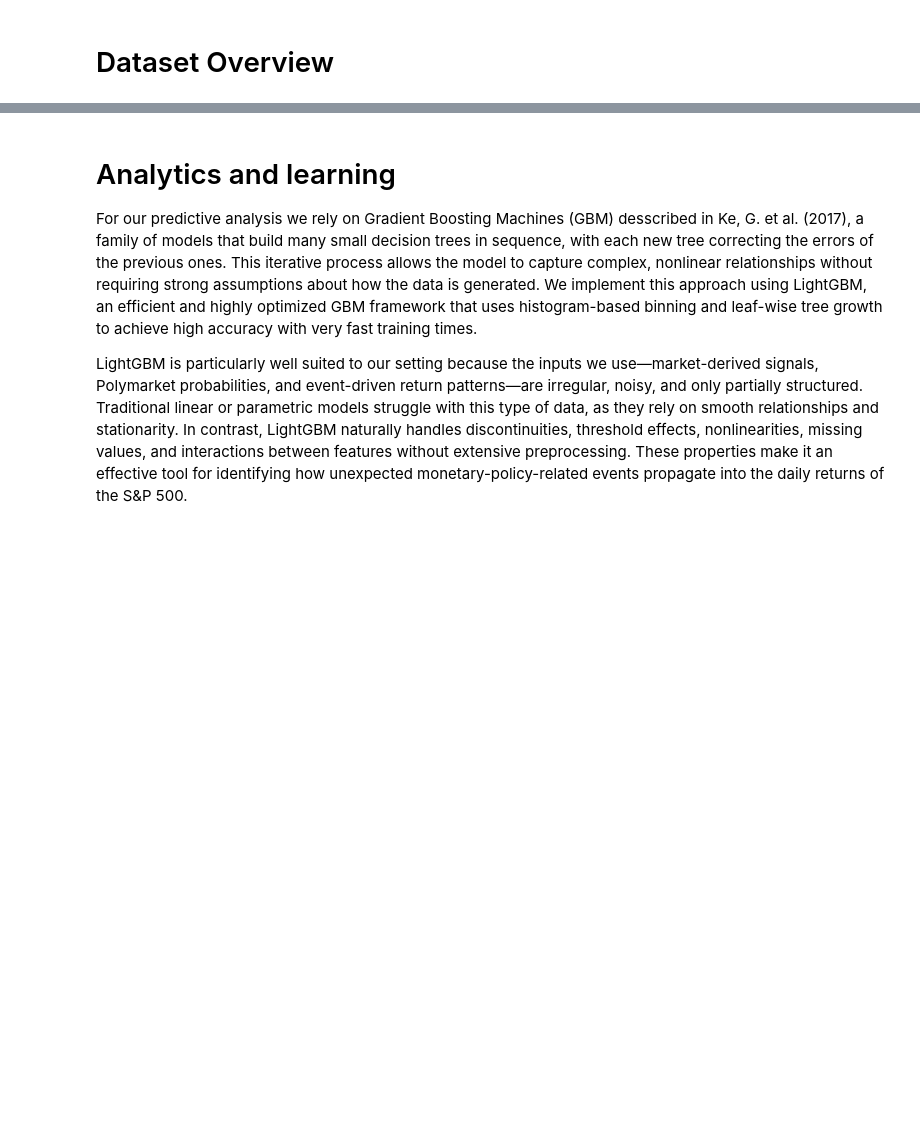
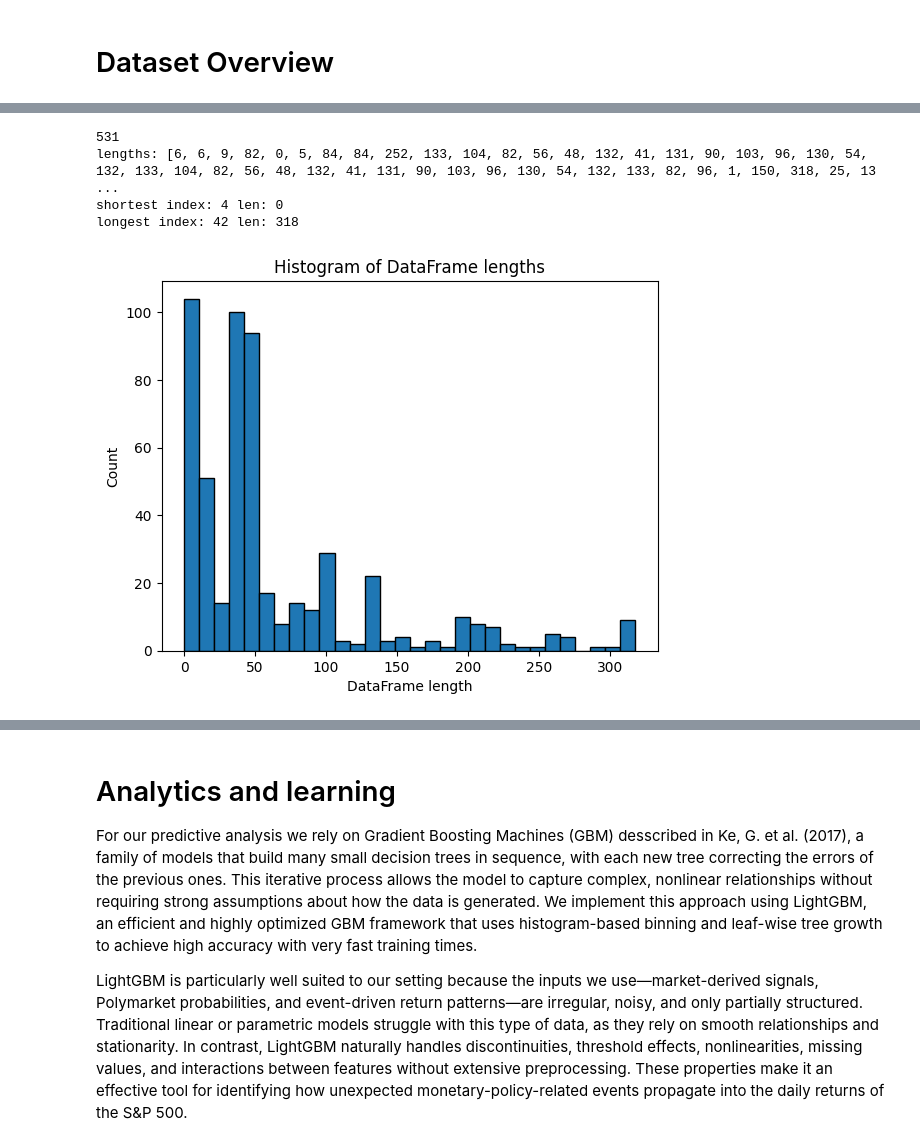
Before and after one commit to MichaelCarloH/ML-PortfolioManagement, a Jupyter notebook: submission_code/report.ipynb, the cells around one changed output, grey strips where cells are left out. Saved outputs shown, nothing was run; the diff lists cells and outputs as text; code cells hidden in the pictures; blank space fills up the shorter version.

```diff
--- a/submission_code/report.ipynb
+++ b/submission_code/report.ipynb
@@ -98,0 +304,15 @@ After polishing the dataset, by adding an indicator which acts as a proxy of vol
+# %%
+DATA_DIR = Path("data")
+dfs = []
+
+load_from_api = False
+
+if not load_from_api:
+    for csv_path in DATA_DIR.glob("*.csv"):
+        try:
+            df = pd.read_csv(csv_path, parse_dates=["timestamp"])
+            dfs.append(df)
+        except Exception as e:
+            print(f"Failed to load {csv_path}: {e}")
+
+    #print(f"Loaded {len(dfs)} dataframes from CSV.")
@@ -98,0 +329,21 @@ After polishing the dataset, by adding an indicator which acts as a proxy of vol
+# %%
+lengths = [len(d) for d in dfs]
+shortest_i = min(range(len(dfs)), key=lambda i: lengths[i])
+longest_i = max(range(len(dfs)), key=lambda i: lengths[i])
+
+print(len(dfs))
+print("lengths:", lengths)
+print("shortest index:", shortest_i, "len:", lengths[shortest_i])
+print("longest index:", longest_i, "len:", lengths[longest_i])
+
+plt.hist(lengths, bins=30, edgecolor='k')
+plt.xlabel('DataFrame length')
+plt.ylabel('Count')
+plt.title('Histogram of DataFrame lengths')
+plt.show()
+# %% [output]
+531
+lengths: [6, 6, 9, 82, 0, 5, 84, 84, 252, 133, 104, 82, 56, 48, 132, 41, 131, 90, 103, 96, 130, 54, 132, 133, 104, 82, 56, 48, 132, 41, 131, 90, 103, 96, 130, 54, 132, 133, 82, 96, 1, 150, 318, 25, 13 ...
+shortest index: 4 len: 0
+longest index: 42 len: 318
+[figure, added]
```
Also changed, not shown: parts of 30 cells of this notebook, 2 other files.
